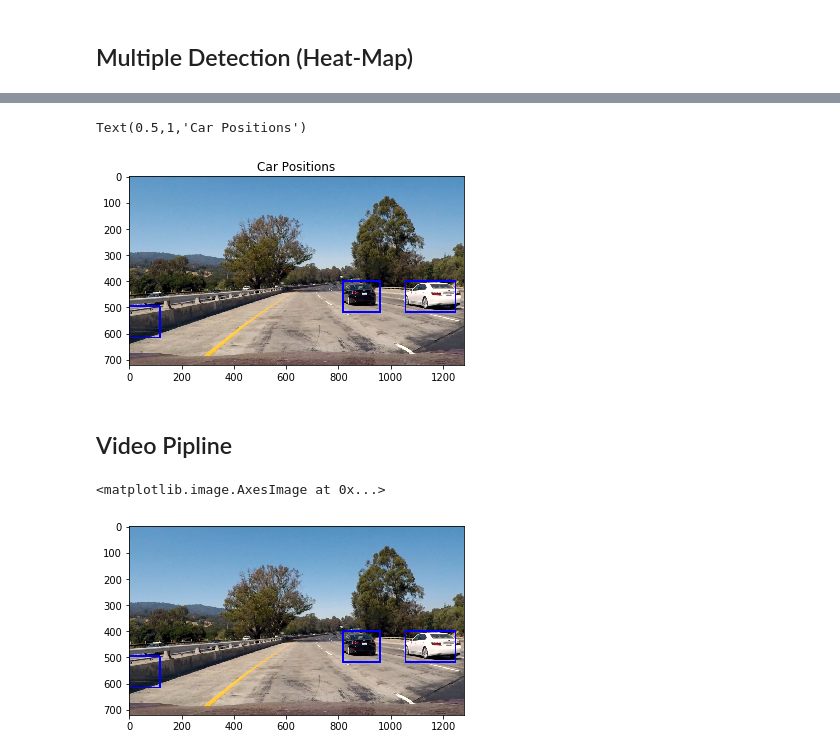
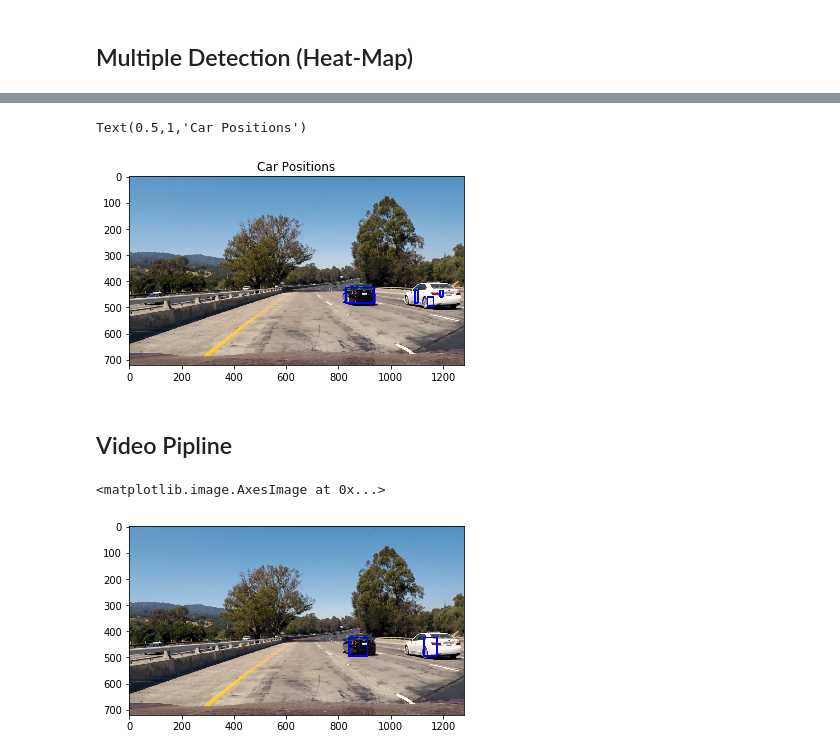
Before and after one commit to yoheitaonishi/CarND-Vehicle-Detection, a Jupyter notebook: project.ipynb, the cells around one changed output, grey strips where cells are left out. Cells and saved outputs as stored; diff of their text form; code cells hidden in the pictures.

Commit message:
update threshold and added cache

```diff
--- a/project.ipynb
+++ b/project.ipynb
@@ -526,23 +527,23 @@ def draw_labeled_bboxes(img, labels):
     # Return the image
     return img
 # %%
-heat_threshold = 1
+heat_threshold = 4
 
 # Apply threshold to help remove false positives
 heat = apply_threshold(heatmap_img,heat_threshold)
 
 # Visualize the heatmap when displaying
 heatmap = np.clip(heat, 0, 255)
 
 # Find final boxes from heatmap using label function
 labels = label(heatmap)
 draw_img = draw_labeled_bboxes(np.copy(img), labels)
 
 fig = plt.figure()
 plt.imshow(draw_img)
 plt.title('Car Positions')
 # %% [output]
 Text(0.5,1,'Car Positions')
-[figure, old version]
+[figure, new version]
 # %% [markdown]
 ## Video Pipline
@@ -564,8 +582,10 @@ def process_video(img):
     return draw_img
 # %%
+deque_object = deque([], maxlen = 20)
+
 process_test_img = process_video(img)
 plt.imshow(process_test_img)
 # %% [output]
 <matplotlib.image.AxesImage at 0x...>
-[figure, old version]
+[figure, new version]
 # %%
```
Also changed, not shown: parts of 9 cells of this notebook, 1 other file.
